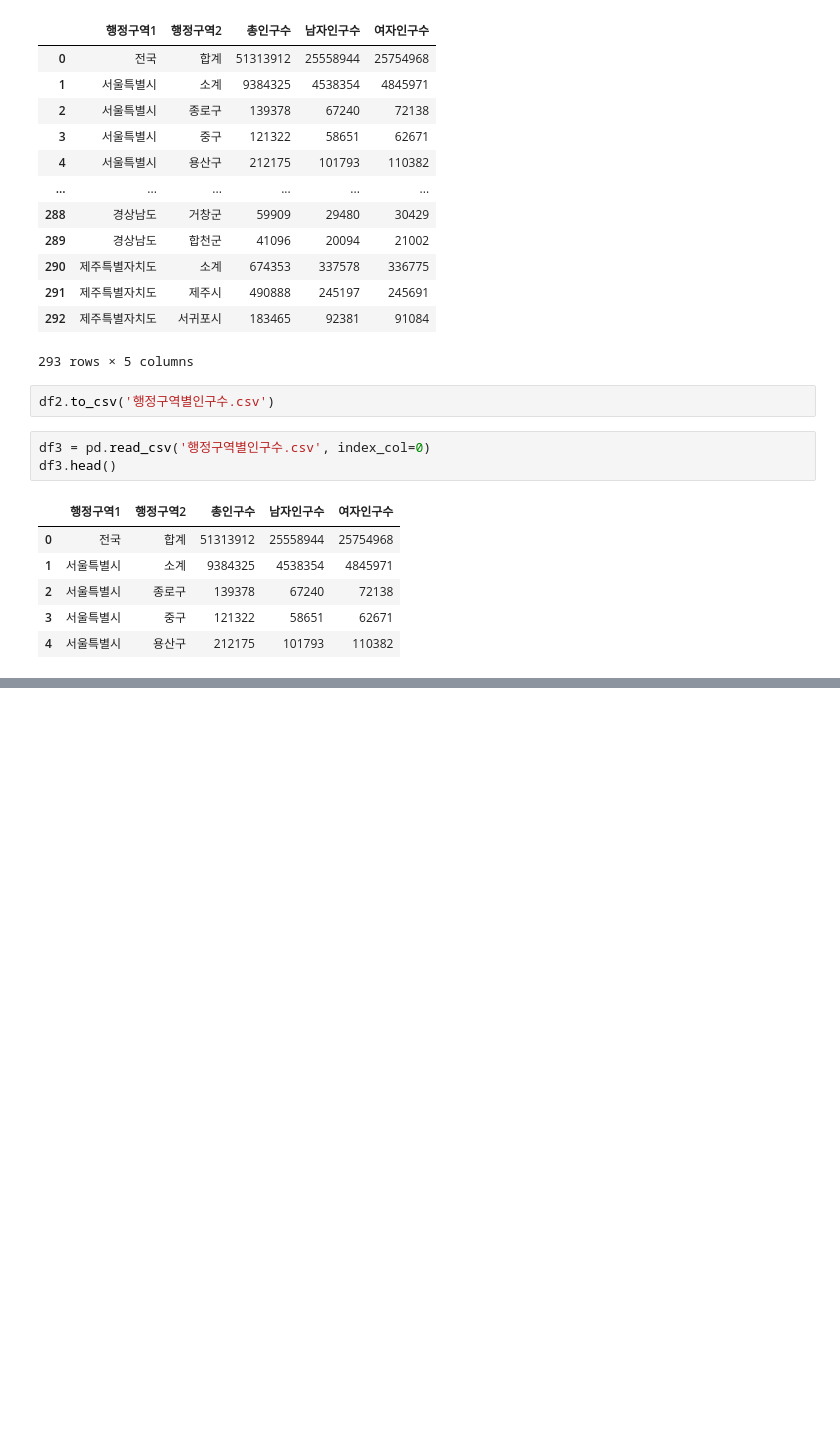
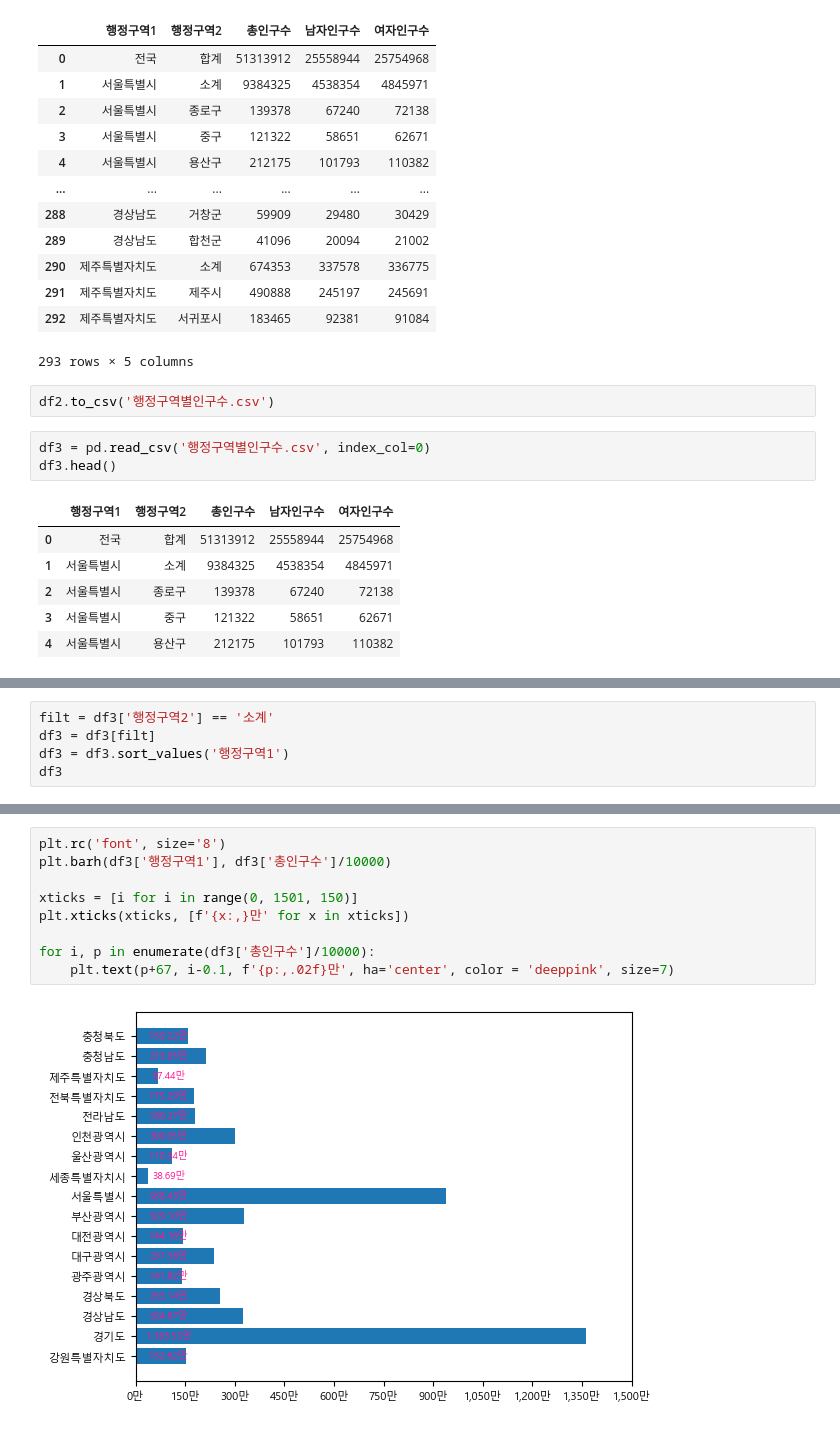
Before and after one commit to helen-cho/python, a Jupyter notebook: 04.데이터시각화/프로젝트/06.행정구역/01.행정구역별인구수.ipynb, the cells around one changed output, grey strips where cells are left out. Cells and saved outputs as stored; diff of their text form; blank space fills up the shorter version.

```diff
--- a/04.데이터시각화/프로젝트/06.행정구역/01.행정구역별인구수.ipynb
+++ b/04.데이터시각화/프로젝트/06.행정구역/01.행정구역별인구수.ipynb
@@ -86,0 +150,5 @@ df3.head()
+# %%
+filt = df3['행정구역2'] == '소계'
+df3 = df3[filt]
+df3 = df3.sort_values('행정구역1')
+df3
@@ -86,0 +174,11 @@ df3.head()
+# %%
+plt.rc('font', size='8')
+plt.barh(df3['행정구역1'], df3['총인구수']/10000)
+
+xticks = [i for i in range(0, 1501, 150)]
+plt.xticks(xticks, [f'{x:,}만' for x in xticks])
+
+for i, p in enumerate(df3['총인구수']/10000):
+    plt.text(p+67, i-0.1, f'{p:,.02f}만', ha='center', color = 'deeppink', size=7)
+# %% [output]
+[figure, added]
```
Also changed, not shown: parts of 7 cells of this notebook, 3 other files.
